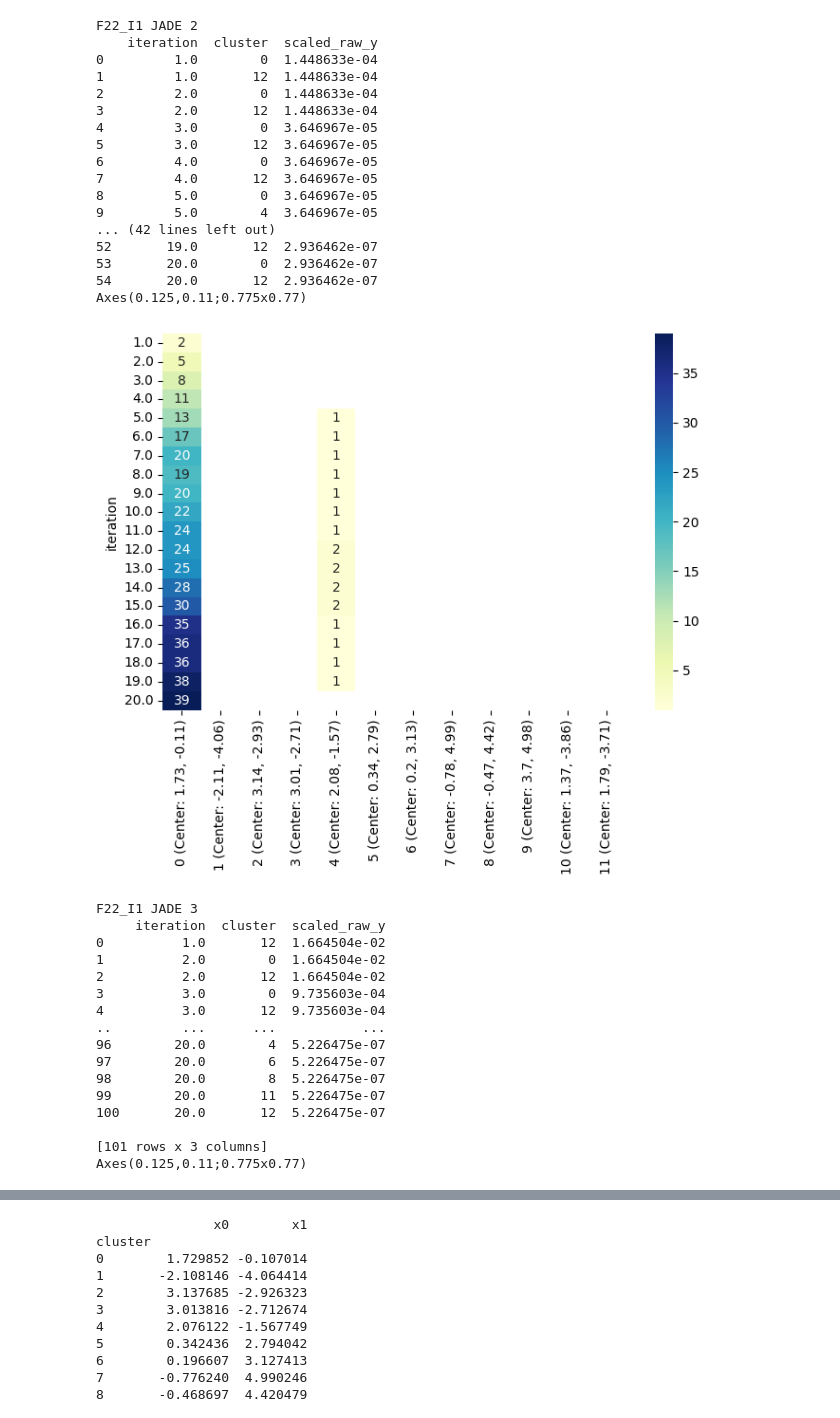
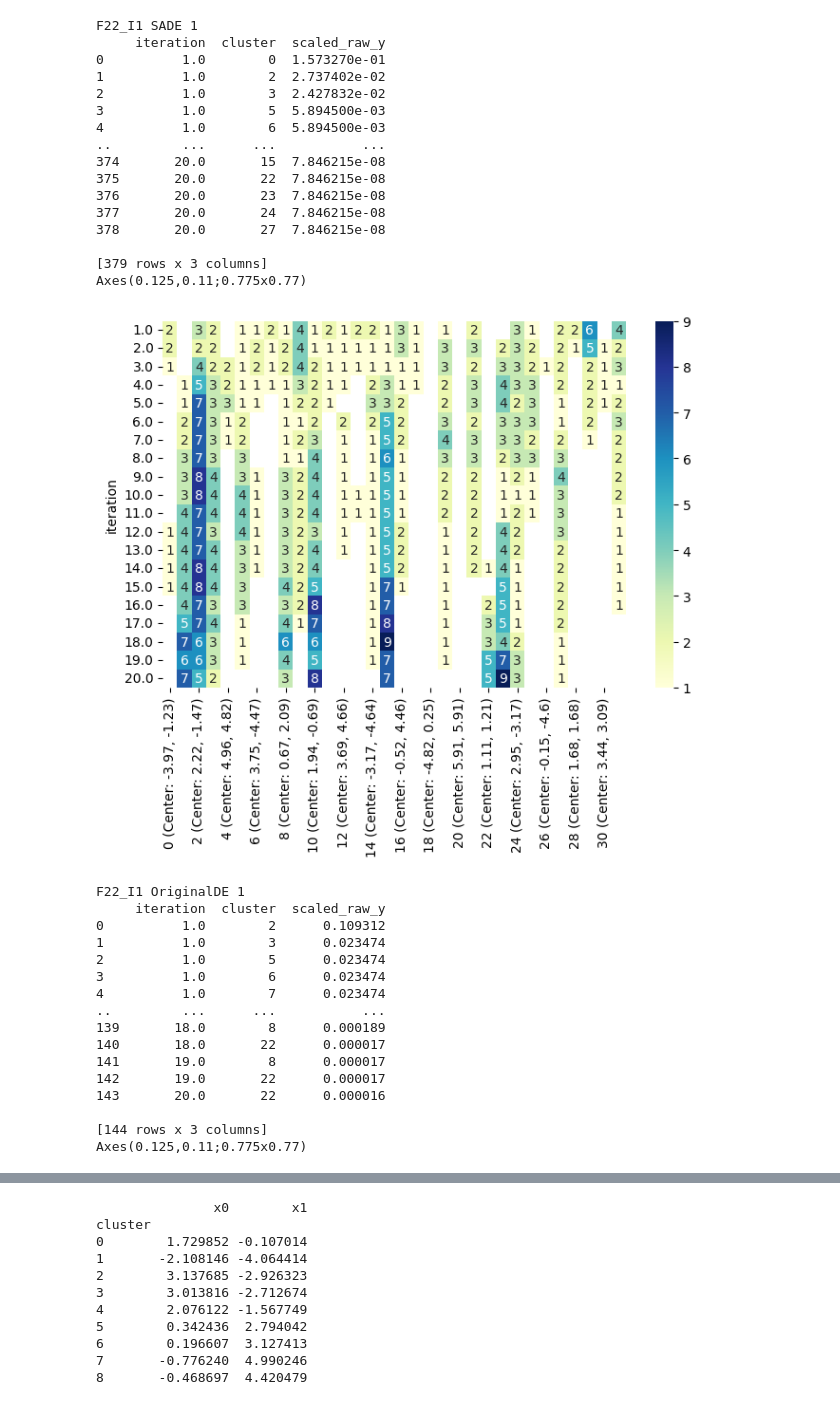
Before and after one commit to 8Timon24/Diploma-Analiza-in-vizualizacija-algoritmov-za-optimizacijo, a Jupyter notebook: 3_cluster_analysis.ipynb, the cells around one changed output, grey strips where cells are left out. Saved outputs shown, nothing was run; the diff lists cells and outputs as text; code cells hidden in the pictures.

```diff
--- a/3_cluster_analysis.ipynb
+++ b/3_cluster_analysis.ipynb
@@ -378,3 +308,3 @@ F22_I4 HI_WOA 2
 # %%
-visualize([2], ['F22_I1'], ['JADE','SADE'], [1,2,3],data_dir=f'data/clustering_features_10_algorithms_dbscan', plot_y=False)
+visualize([2], ['F22_I1'], ['JADE','SADE', 'OriginalDE', 'OriginalSHADE'], [1],data_dir=f'data/clustering_features_20_algorithms_kmeans', plot_y=False)
 # %% [output]
@@ -399,34 +329,33 @@ Axes(0.125,0.11;0.775x0.77)
-F22_I1 JADE 2
-    iteration  cluster  scaled_raw_y
-0         1.0        0  1.448633e-04
-1         1.0       12  1.448633e-04
-2         2.0        0  1.448633e-04
-3         2.0       12  1.448633e-04
-4         3.0        0  3.646967e-05
-5         3.0       12  3.646967e-05
-6         4.0        0  3.646967e-05
-7         4.0       12  3.646967e-05
-8         5.0        0  3.646967e-05
-9         5.0        4  3.646967e-05
-... (42 lines left out)
-52       19.0       12  2.936462e-07
-53       20.0        0  2.936462e-07
-54       20.0       12  2.936462e-07
+F22_I1 SADE 1
+     iteration  cluster  scaled_raw_y
+0          1.0        0  1.573270e-01
+1          1.0        2  2.737402e-02
+2          1.0        3  2.427832e-02
+3          1.0        5  5.894500e-03
+4          1.0        6  5.894500e-03
+..         ...      ...           ...
+374       20.0       15  7.846215e-08
+375       20.0       22  7.846215e-08
+376       20.0       23  7.846215e-08
+377       20.0       24  7.846215e-08
+378       20.0       27  7.846215e-08
+
+[379 rows x 3 columns]
 Axes(0.125,0.11;0.775x0.77)
-[figure, old version]
+[figure, new version]
-F22_I1 JADE 3
+F22_I1 OriginalDE 1
      iteration  cluster  scaled_raw_y
-0          1.0       12  1.664504e-02
-1          2.0        0  1.664504e-02
-2          2.0       12  1.664504e-02
-3          3.0        0  9.735603e-04
-4          3.0       12  9.735603e-04
+0          1.0        2      0.109312
+1          1.0        3      0.023474
+2          1.0        5      0.023474
+3          1.0        6      0.023474
+4          1.0        7      0.023474
 ..         ...      ...           ...
-96        20.0        4  5.226475e-07
-97        20.0        6  5.226475e-07
-98        20.0        8  5.226475e-07
-99        20.0       11  5.226475e-07
-100       20.0       12  5.226475e-07
+139       18.0        8      0.000189
+140       18.0       22      0.000017
+141       19.0        8      0.000017
+142       19.0       22      0.000017
+143       20.0       22      0.000016
 
-[101 rows x 3 columns]
+[144 rows x 3 columns]
 Axes(0.125,0.11;0.775x0.77)
```
Also changed, not shown: parts of 8 cells of this notebook, 6 other files.
